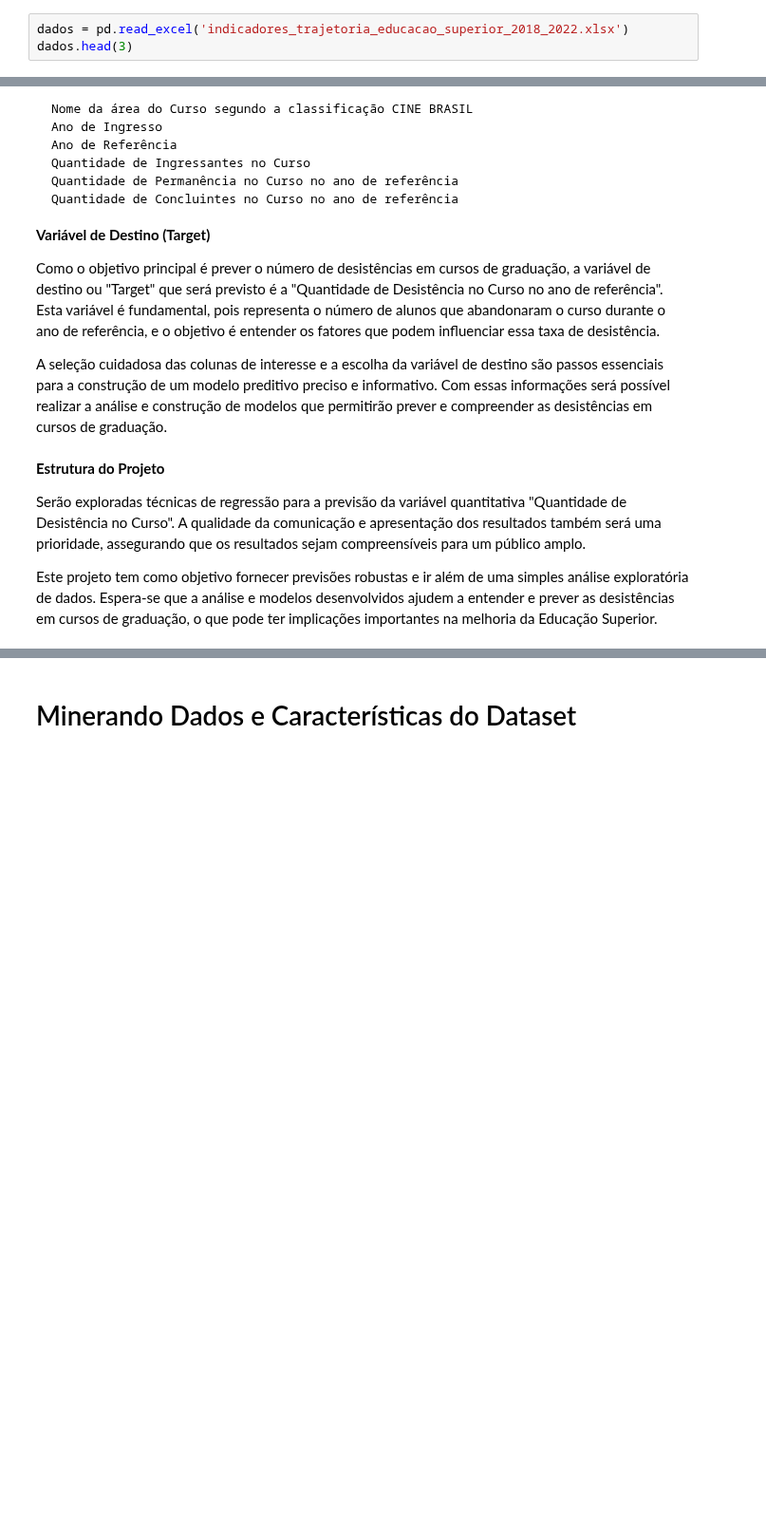
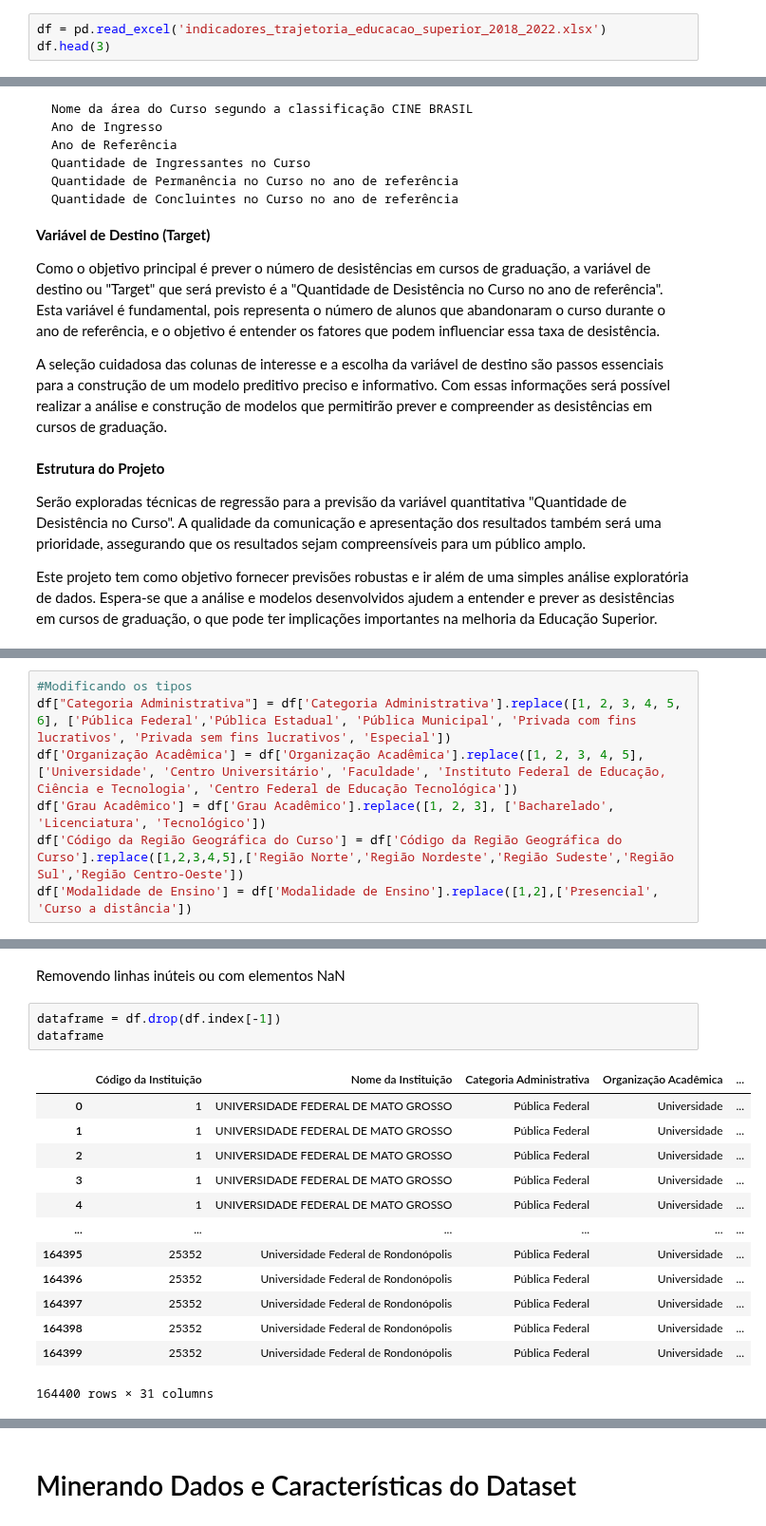
Before and after one commit to carneirogabrielly/Projeto-Microdados, a Jupyter notebook: Alison.ipynb, the cells around one changed output, grey strips where cells are left out. Shown at 95% size. Saved outputs shown, nothing was run; the diff lists cells and outputs as text; blank space fills up the shorter version.

```diff
--- a/Alison.ipynb
+++ b/Alison.ipynb
@@ -31,8 +32,8 @@ https://www.gov.br/inep/pt-br/acesso-a-informacao/dados-abertos/indicadores-educ
 
 Uma amostra dessa base de dados pode ser vista na seção abaixo:
 # %%
-dados = pd.read_excel('indicadores_trajetoria_educacao_superior_2018_2022.xlsx')
-dados.head(3)
+df = pd.read_excel('indicadores_trajetoria_educacao_superior_2018_2022.xlsx')
+df.head(3)
 # %% [output]
 |  | Código da Instituição | Nome da Instituição | Categoria Administrativa | Organização Acadêmica | ... |
 | 0 | 1 | UNIVERSIDADE FEDERAL DE MATO GROSSO | 1.0 | 1.0 | ... |
@@ -138,0 +203,7 @@ Este projeto tem como objetivo fornecer previsões robustas e ir além de uma si
+# %%
+#Modificando os tipos
+df["Categoria Administrativa"] = df['Categoria Administrativa'].replace([1, 2, 3, 4, 5, 6], ['Pública Federal','Pública Estadual', 'Pública Municipal', 'Privada com fins lucrativos', 'Privada sem fins lucrativos', 'Especial'])
+df['Organização Acadêmica'] = df['Organização Acadêmica'].replace([1, 2, 3, 4, 5], ['Universidade', 'Centro Universitário', 'Faculdade', 'Instituto Federal de Educação, Ciência e Tecnologia', 'Centro Federal de Educação Tecnológica'])
+df['Grau Acadêmico'] = df['Grau Acadêmico'].replace([1, 2, 3], ['Bacharelado', 'Licenciatura', 'Tecnológico'])
+df['Código da Região Geográfica do Curso'] = df['Código da Região Geográfica do Curso'].replace([1,2,3,4,5],['Região Norte','Região Nordeste','Região Sudeste','Região Sul','Região Centro-Oeste'])
+df['Modalidade de Ensino'] = df['Modalidade de Ensino'].replace([1,2],['Presencial', 'Curso a distância'])
@@ -138,0 +222,19 @@ Este projeto tem como objetivo fornecer previsões robustas e ir além de uma si
+# %% [markdown]
+Removendo linhas inúteis ou com elementos NaN
+# %%
+dataframe = df.drop(df.index[-1])
+dataframe
+# %% [output]
+|  | Código da Instituição | Nome da Instituição | Categoria Administrativa | Organização Acadêmica | ... |
+| 0 | 1 | UNIVERSIDADE FEDERAL DE MATO GROSSO | Pública Federal | Universidade | ... |
+| 1 | 1 | UNIVERSIDADE FEDERAL DE MATO GROSSO | Pública Federal | Universidade | ... |
+| 2 | 1 | UNIVERSIDADE FEDERAL DE MATO GROSSO | Pública Federal | Universidade | ... |
+| 3 | 1 | UNIVERSIDADE FEDERAL DE MATO GROSSO | Pública Federal | Universidade | ... |
+| 4 | 1 | UNIVERSIDADE FEDERAL DE MATO GROSSO | Pública Federal | Universidade | ... |
+| ... | ... | ... | ... | ... | ... |
+| 164395 | 25352 | Universidade Federal de Rondonópolis | Pública Federal | Universidade | ... |
+| 164396 | 25352 | Universidade Federal de Rondonópolis | Pública Federal | Universidade | ... |
+| 164397 | 25352 | Universidade Federal de Rondonópolis | Pública Federal | Universidade | ... |
+| 164398 | 25352 | Universidade Federal de Rondonópolis | Pública Federal | Universidade | ... |
+| 164399 | 25352 | Universidade Federal de Rondonópolis | Pública Federal | Universidade | ... |
+164400 rows × 31 columns
```
Also changed, not shown: parts of 19 cells of this notebook, 1 other file.
